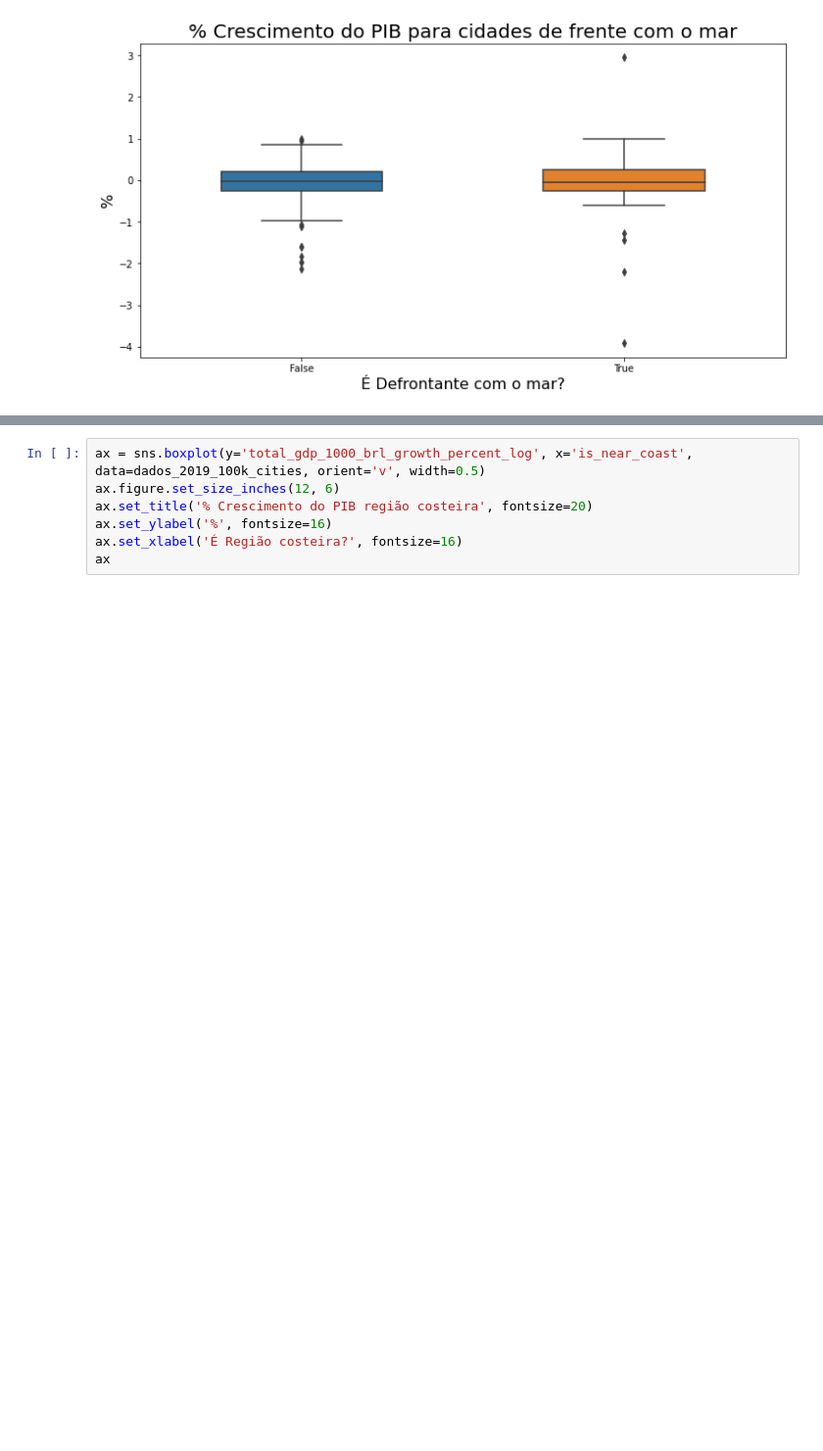
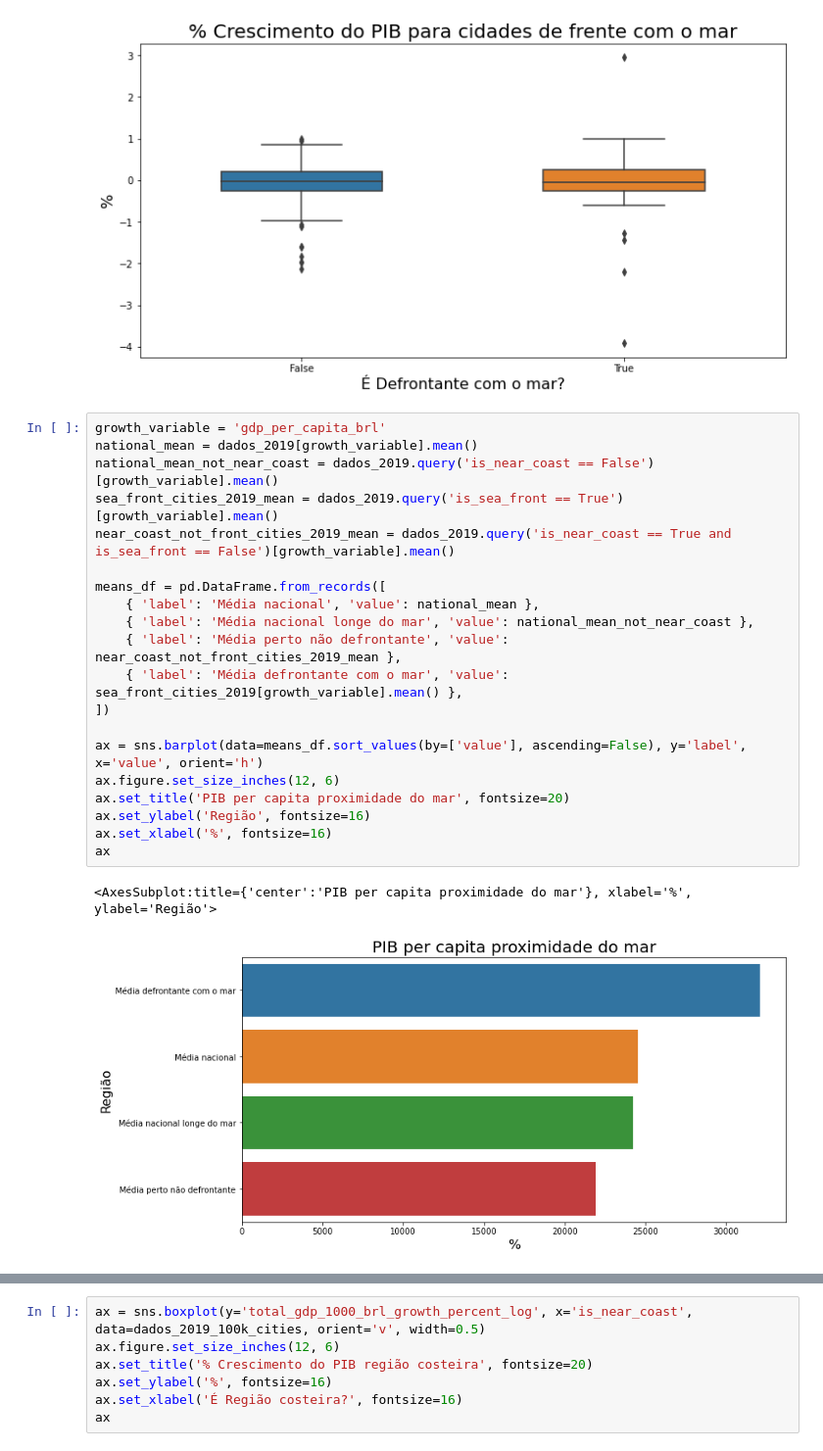
Before and after one commit to pliniocampinas/scrap-fiis-brs, a Jupyter notebook: notebooks/analise-cities.ipynb, the cells around one changed output, grey strips where cells are left out. Shown at 98% size. Drawn from its saved outputs; the diff is of its cells as text; blank space fills up the shorter version.

Commit message:
Analising sea front and near coast cities apart from each other

```diff
--- a/notebooks/analise-cities.ipynb
+++ b/notebooks/analise-cities.ipynb
@@ -224,3 +224,26 @@ ax
 # %% [output]
 <AxesSubplot:title={'center':'% Crescimento do PIB para cidades de frente com o mar'}, xlabel='É Defrontante com o mar?', ylabel='%'>
 [figure]
+# %%
+growth_variable = 'gdp_per_capita_brl'
+national_mean = dados_2019[growth_variable].mean()
+national_mean_not_near_coast = dados_2019.query('is_near_coast == False')[growth_variable].mean()
+sea_front_cities_2019_mean = dados_2019.query('is_sea_front == True')[growth_variable].mean()
+near_coast_not_front_cities_2019_mean = dados_2019.query('is_near_coast == True and is_sea_front == False')[growth_variable].mean()
+
+means_df = pd.DataFrame.from_records([
+    { 'label': 'Média nacional', 'value': national_mean },
+    { 'label': 'Média nacional longe do mar', 'value': national_mean_not_near_coast },
+    { 'label': 'Média perto não defrontante', 'value': near_coast_not_front_cities_2019_mean },
+    { 'label': 'Média defrontante com o mar', 'value': sea_front_cities_2019[growth_variable].mean() },
+])
+
+ax = sns.barplot(data=means_df.sort_values(by=['value'], ascending=False), y='label', x='value', orient='h')
+ax.figure.set_size_inches(12, 6)
+ax.set_title('PIB per capita proximidade do mar', fontsize=20)
+ax.set_ylabel('Região', fontsize=16)
+ax.set_xlabel('%', fontsize=16)
+ax
+# %% [output]
+<AxesSubplot:title={'center':'PIB per capita proximidade do mar'}, xlabel='%', ylabel='Região'>
+[figure, added]
```
Also changed, not shown: parts of 3 cells of this notebook.
